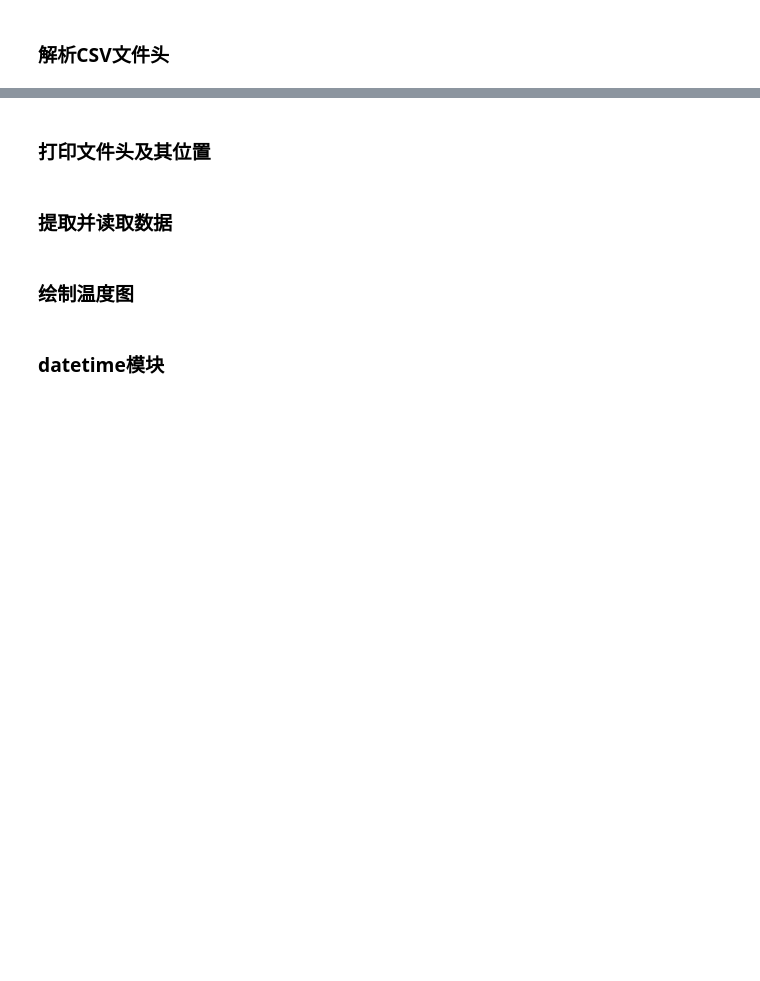
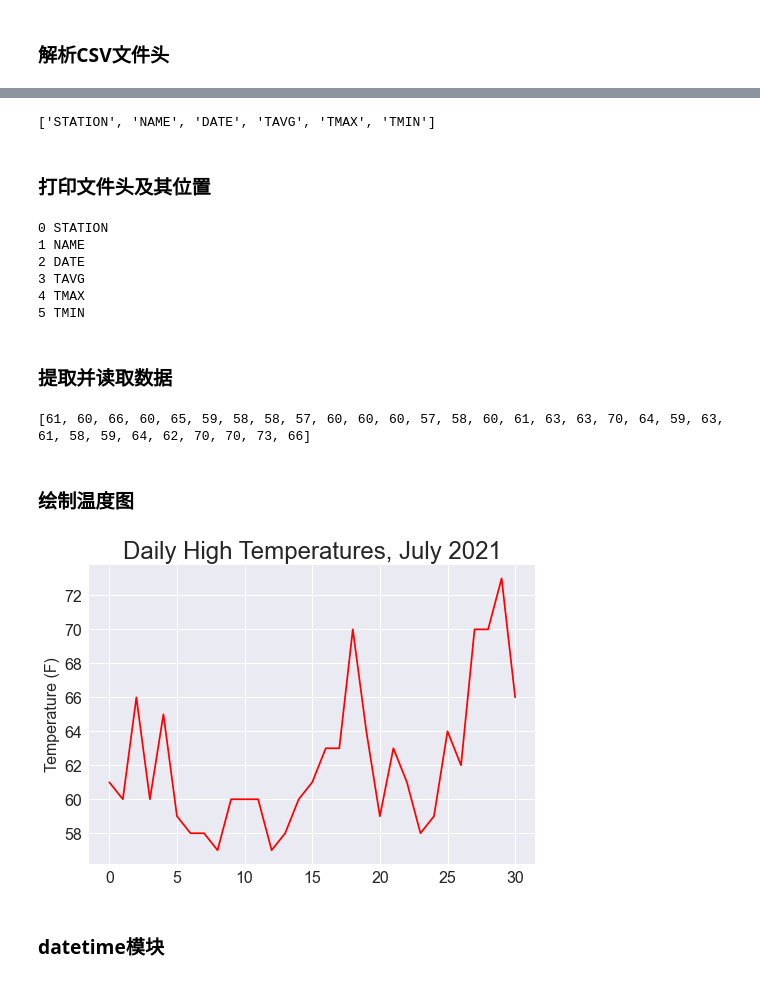
Before and after one commit to zhoujing204/python_course, a Jupyter notebook: src/14-downloading-data-and-working-with-APIs/14-downloading-data-and-working-with-APIs.ipynb, the cells around one changed output, grey strips where cells are left out. Saved outputs shown, nothing was run; the diff lists cells and outputs as text; code cells hidden in the pictures; blank space fills up the shorter version.

```diff
--- a/src/14-downloading-data-and-working-with-APIs/14-downloading-data-and-working-with-APIs.ipynb
+++ b/src/14-downloading-data-and-working-with-APIs/14-downloading-data-and-working-with-APIs.ipynb
@@ -17,8 +12,58 @@ message
+# %%
+from pathlib import Path
+import csv
+
+path = Path('./weather_data/sitka_weather_07-2021_simple.csv')
+lines = path.read_text().splitlines()
+
+reader = csv.reader(lines)
+header_row = next(reader)
+
+print(header_row)
+# %% [output]
+['STATION', 'NAME', 'DATE', 'TAVG', 'TMAX', 'TMIN']
 # %% [markdown]
 ### 打印文件头及其位置
+# %%
+for index, column_header in enumerate(header_row):
+    print(index, column_header)
+# %% [output]
+0 STATION
+1 NAME
+2 DATE
+3 TAVG
+4 TMAX
+5 TMIN
 # %% [markdown]
 ### 提取并读取数据
+# %%
+# Extract high temperatures.
+highs = []
+for row in reader:
+    high = int(row[4])
+    highs.append(high)
+
+print(highs)
+# %% [output]
+[61, 60, 66, 60, 65, 59, 58, 58, 57, 60, 60, 60, 57, 58, 60, 61, 63, 63, 70, 64, 59, 63, 61, 58, 59, 64, 62, 70, 70, 73, 66]
 # %% [markdown]
 ### 绘制温度图
+# %%
+import matplotlib.pyplot as plt
+
+# Plot the high temperatures.
+plt.style.use('seaborn')
+fig, ax = plt.subplots()
+ax.plot(highs, color='red')
+
+# Format plot.
+ax.set_title("Daily High Temperatures, July 2021", fontsize=24)
+ax.set_xlabel('', fontsize=16)
+ax.set_ylabel("Temperature (F)", fontsize=16)
+ax.tick_params(labelsize=16)
+
+plt.show()
+# %% [output]
+[figure, added]
 # %% [markdown]
 ### datetime模块
```
Also changed, not shown: parts of 49 cells of this notebook, 2 other files.
